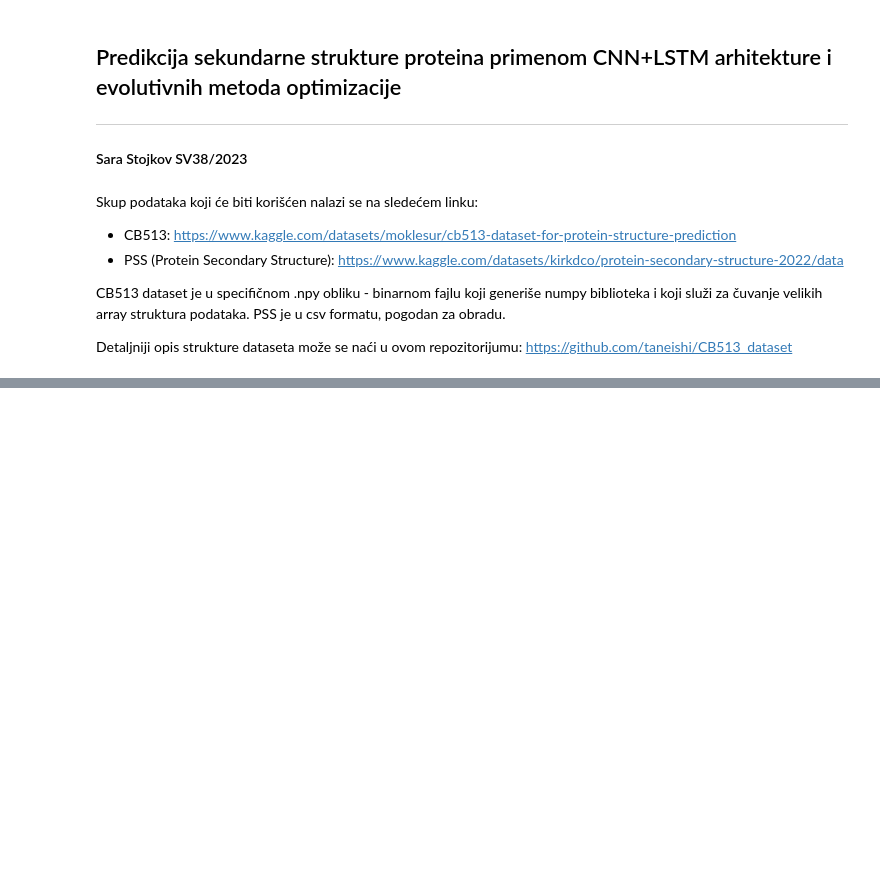
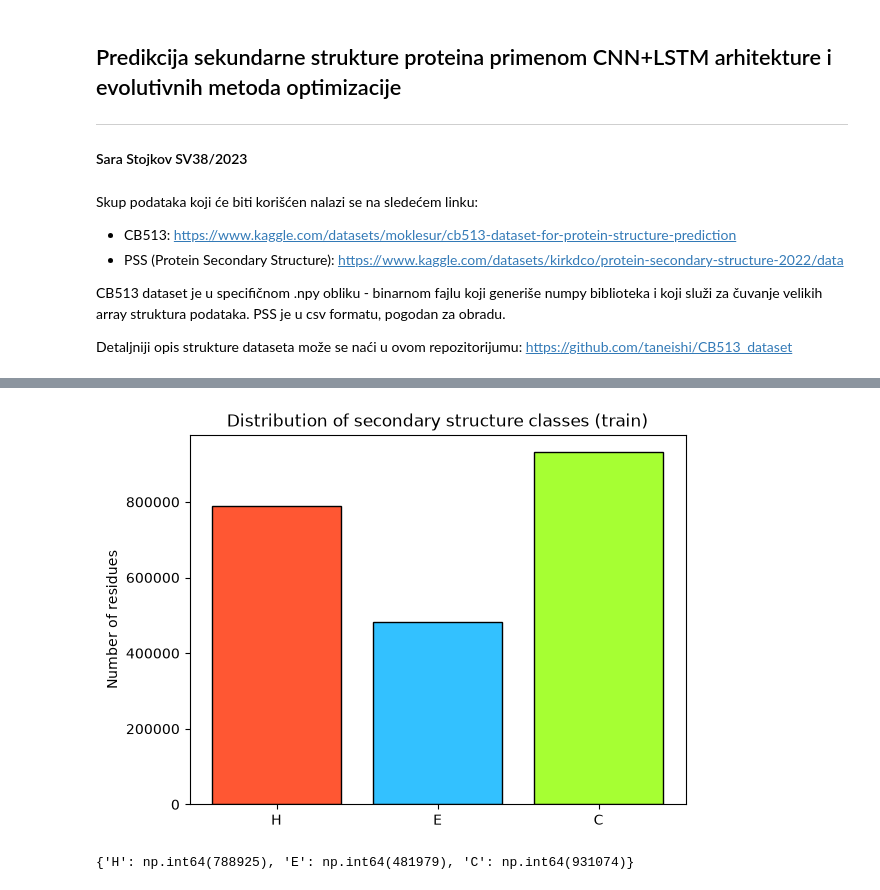
Before and after one commit to sara-stojkov/Protein-Structure-Prediction, a Jupyter notebook: PredikcijaStruktureProteina.ipynb, the cells around one changed output, grey strips where cells are left out. Drawn from its saved outputs; the diff is of its cells as text; code cells hidden in the pictures; blank space fills up the shorter version.

```diff
--- a/PredikcijaStruktureProteina.ipynb
+++ b/PredikcijaStruktureProteina.ipynb
@@ -60,13 +89,16 @@ print(data[0, 0, :30].mean() if data.ndim == 3 else data[0, :30].mean())
 # %%
 import matplotlib.pyplot as plt
 
 all_labels = y_train[mask_train == 1]
 unique, counts = np.unique(all_labels, return_counts=True)
 labels_names = ["H", "E", "C"]
 
-plt.bar([labels_names[i] for i in unique], counts)
+plt.bar([labels_names[i] for i in unique], counts, color=["#FF5733", "#33C1FF", "#A6FF33"], edgecolor="black")
 plt.title("Distribution of secondary structure classes (train)")
 plt.ylabel("Number of residues")
 plt.show()
 
 print(dict(zip([labels_names[i] for i in unique], counts)))
+# %% [output]
+[figure, added]
+{'H': np.int64(788925), 'E': np.int64(481979), 'C': np.int64(931074)}
```
Also changed, not shown: parts of 20 cells of this notebook, 5 other files.
